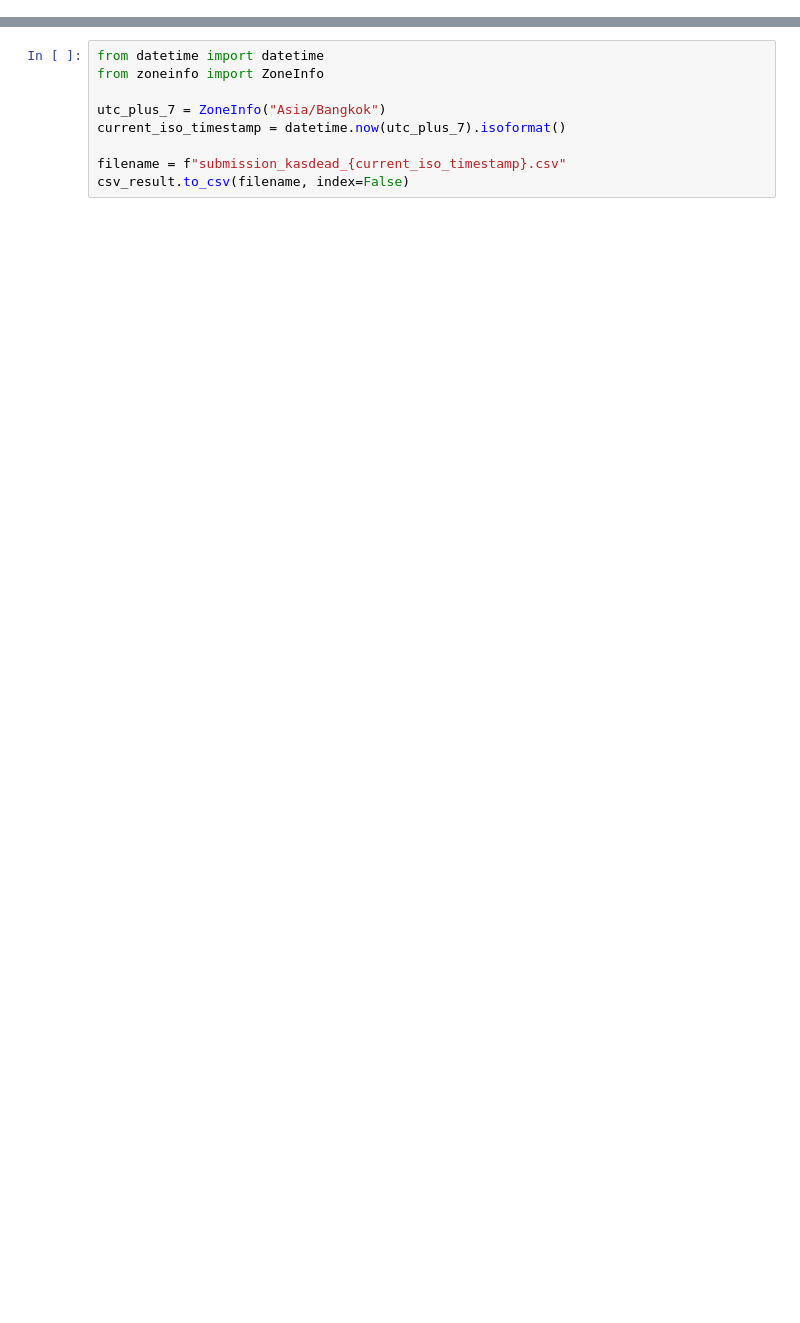
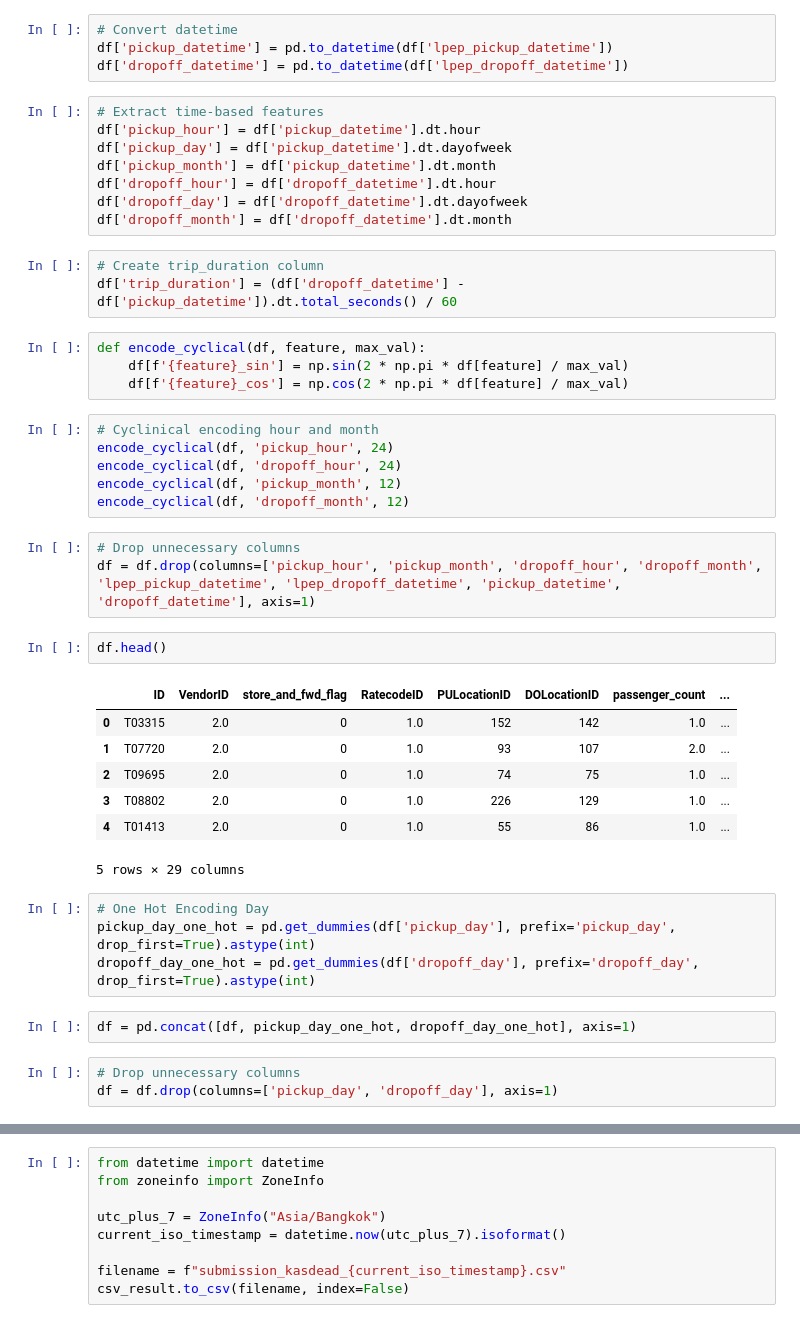
Before and after one commit to kasdead-4432/kasdead, a Jupyter notebook: icha-regress-catboost.ipynb, the cells around one changed output, grey strips where cells are left out. Saved outputs shown, nothing was run; the diff lists cells and outputs as text; blank space fills up the shorter version.

```diff
--- a/icha-regress-catboost.ipynb
+++ b/icha-regress-catboost.ipynb
@@ -178,0 +173,47 @@ random_search = RandomizedSearchCV(estimator=model, param_distributions=param_gr
+# %%
+# Convert datetime
+df['pickup_datetime'] = pd.to_datetime(df['lpep_pickup_datetime'])
+df['dropoff_datetime'] = pd.to_datetime(df['lpep_dropoff_datetime'])
+# %%
+# Extract time-based features
+df['pickup_hour'] = df['pickup_datetime'].dt.hour
+df['pickup_day'] = df['pickup_datetime'].dt.dayofweek
+df['pickup_month'] = df['pickup_datetime'].dt.month
+df['dropoff_hour'] = df['dropoff_datetime'].dt.hour
+df['dropoff_day'] = df['dropoff_datetime'].dt.dayofweek
+df['dropoff_month'] = df['dropoff_datetime'].dt.month
+# %%
+# Create trip_duration column
+df['trip_duration'] = (df['dropoff_datetime'] - df['pickup_datetime']).dt.total_seconds() / 60
+# %%
+def encode_cyclical(df, feature, max_val):
+    df[f'{feature}_sin'] = np.sin(2 * np.pi * df[feature] / max_val)
+    df[f'{feature}_cos'] = np.cos(2 * np.pi * df[feature] / max_val)
+# %%
+# Cyclinical encoding hour and month
+encode_cyclical(df, 'pickup_hour', 24)
+encode_cyclical(df, 'dropoff_hour', 24)
+encode_cyclical(df, 'pickup_month', 12)
+encode_cyclical(df, 'dropoff_month', 12)
+# %%
+# Drop unnecessary columns
+df = df.drop(columns=['pickup_hour', 'pickup_month', 'dropoff_hour', 'dropoff_month', 'lpep_pickup_datetime', 'lpep_dropoff_datetime', 'pickup_datetime', 'dropoff_datetime'], axis=1)
+# %%
+df.head()
+# %% [output]
+|  | ID | VendorID | store_and_fwd_flag | RatecodeID | PULocationID | DOLocationID | passenger_count | ... |
+| 0 | T03315 | 2.0 | 0 | 1.0 | 152 | 142 | 1.0 | ... |
+| 1 | T07720 | 2.0 | 0 | 1.0 | 93 | 107 | 2.0 | ... |
+| 2 | T09695 | 2.0 | 0 | 1.0 | 74 | 75 | 1.0 | ... |
+| 3 | T08802 | 2.0 | 0 | 1.0 | 226 | 129 | 1.0 | ... |
+| 4 | T01413 | 2.0 | 0 | 1.0 | 55 | 86 | 1.0 | ... |
+5 rows × 29 columns
+# %%
+# One Hot Encoding Day
+pickup_day_one_hot = pd.get_dummies(df['pickup_day'], prefix='pickup_day', drop_first=True).astype(int)
+dropoff_day_one_hot = pd.get_dummies(df['dropoff_day'], prefix='dropoff_day', drop_first=True).astype(int)
+# %%
+df = pd.concat([df, pickup_day_one_hot, dropoff_day_one_hot], axis=1)
+# %%
+# Drop unnecessary columns
+df = df.drop(columns=['pickup_day', 'dropoff_day'], axis=1)
```
Also changed, not shown: parts of 108 cells of this notebook.
